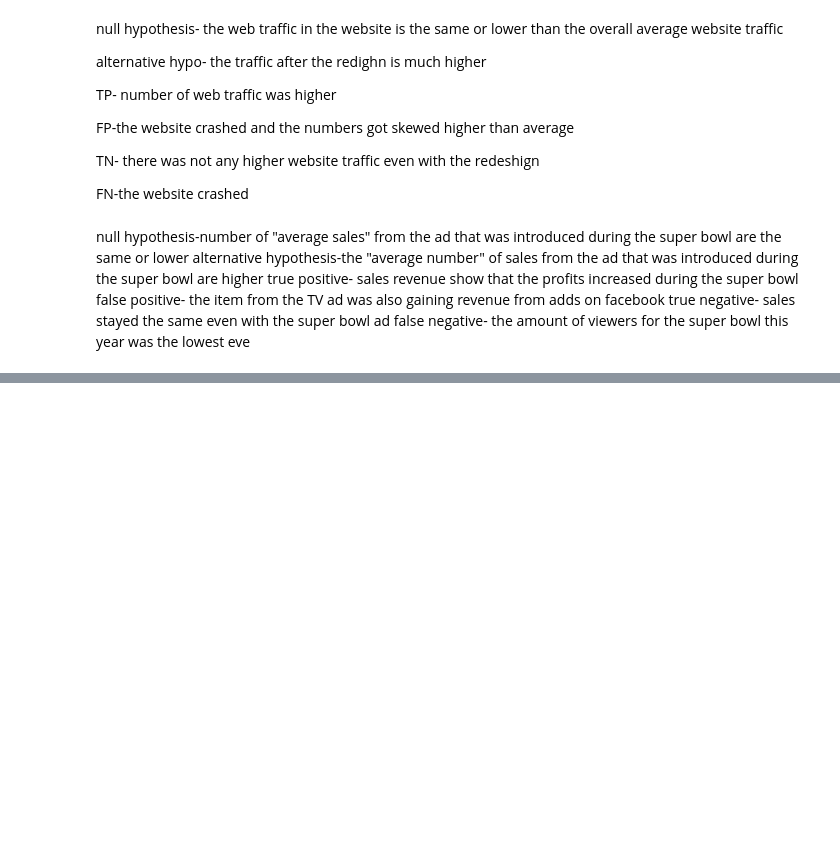
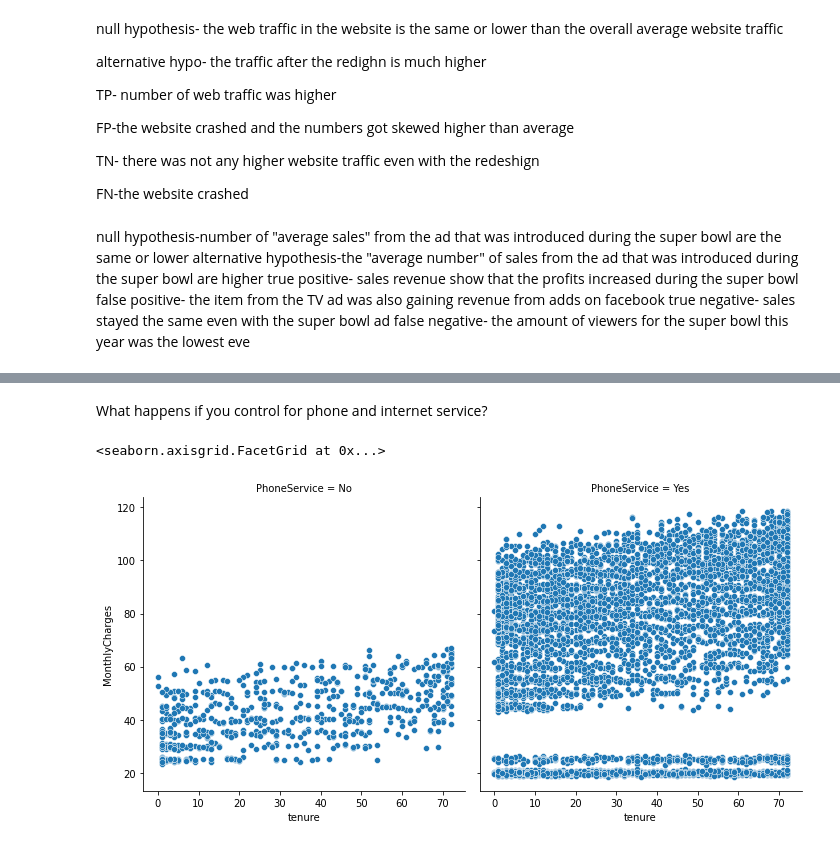
Before and after one commit to GladyBarrios/statistics-exercises, a Jupyter notebook: hypothesis_testing.ipynb, the cells around one changed output, grey strips where cells are left out. Saved outputs shown, nothing was run; the diff lists cells and outputs as text; code cells hidden in the pictures; blank space fills up the shorter version.

```diff
--- a/hypothesis_testing.ipynb
+++ b/hypothesis_testing.ipynb
@@ -32,0 +250,7 @@ false negative- the amount of viewers for the super bowl this year was the lowes
+# %% [markdown]
+What happens if you control for phone and internet service?
+# %%
+sns.relplot(data=df, y='MonthlyCharges', x='tenure', col = 'PhoneService')
+# %% [output]
+<seaborn.axisgrid.FacetGrid at 0x...>
+[figure, added]
```
Also changed, not shown: parts of 55 cells of this notebook, 3 other files.
